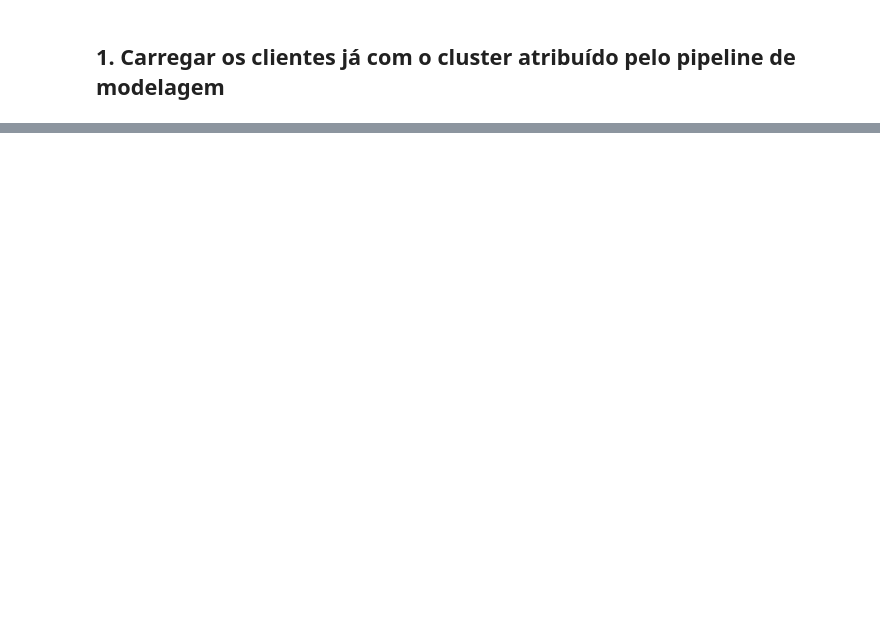
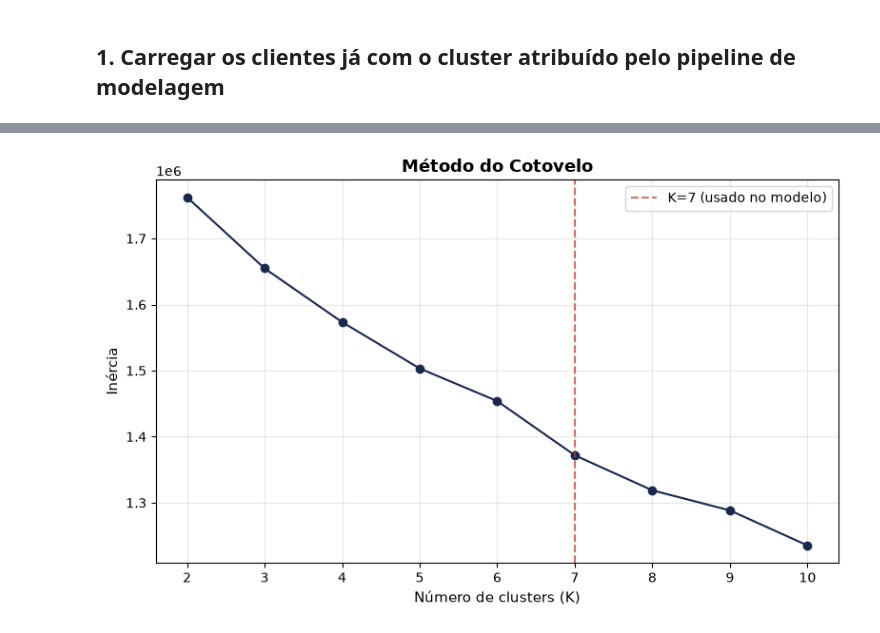
Before and after one commit to cauedpinheiro/equipe5_PRT, a Jupyter notebook: notebooks/clusterização/clusterizacao_clientes.ipynb, the cells around one changed output, grey strips where cells are left out. Saved outputs shown, nothing was run; the diff lists cells and outputs as text; code cells hidden in the pictures; blank space fills up the shorter version.

```diff
--- a/notebooks/clusterização/clusterizacao_clientes.ipynb
+++ b/notebooks/clusterização/clusterizacao_clientes.ipynb
@@ -40,0 +49,17 @@ Clusters: [np.int64(0), np.int64(1), np.int64(2), np.int64(3), np.int64(4), np.i
+# %%
+from sklearn.preprocessing import StandardScaler
+from sklearn.impute import SimpleImputer
+
+FEATURES_CLUSTER = [
+    "tempo_cliente_dias", "num_apolices_ativas", "num_produtos_contratados",
+    "desconto_aplicado_pct", "indice_relacionamento", "satisfacao_nps",
+    "tipo_cobertura_basica", "estado_civil", "tipo_cobertura_premium",
+    "tem_filhos", "renda_anual", "qtd_dependentes", "valor_imovel",
+    "valor_cobertura_total", "idade", "score_engajamento_digital",
+    "pagamento_em_dia", "num_reclamacoes_12m", "num_acessos_app_mes",
+    "possui_imovel", "tipo_cobertura_padrao",
+]
+
+X_imputado = SimpleImputer(strategy="median").fit_transform(df[FEATURES_CLUSTER])
+X_scaled = StandardScaler().fit_transform(X_imputado)
+print(f"Matriz usada na clusterização: {X_scaled.shape}")
@@ -40,0 +89,25 @@ Clusters: [np.int64(0), np.int64(1), np.int64(2), np.int64(3), np.int64(4), np.i
+# %%
+from sklearn.cluster import KMeans
+from sklearn.metrics import silhouette_score
+
+RANDOM_STATE = 42
+K_RANGE = range(2, 11)
+
+inercias = []
+for k in K_RANGE:
+    km = KMeans(n_clusters=k, random_state=RANDOM_STATE, n_init=10)
+    km.fit(X_scaled)
+    inercias.append(km.inertia_)
+
+fig, ax = plt.subplots(figsize=(8, 5))
+ax.plot(list(K_RANGE), inercias, marker="o", color=PRT_NAVY)
+ax.axvline(x=7, color="#c0392b", linestyle="--", alpha=0.7, label="K=7 (usado no modelo)")
+ax.set_xlabel("Número de clusters (K)", fontsize=11)
+ax.set_ylabel("Inércia", fontsize=11)
+ax.set_title("Método do Cotovelo", fontsize=13, fontweight="bold")
+ax.legend()
+ax.grid(True, alpha=0.3)
+plt.tight_layout()
+plt.show()
+# %% [output]
+[figure, added]
```
Also changed, not shown: parts of 16 cells of this notebook, 57 other files.
